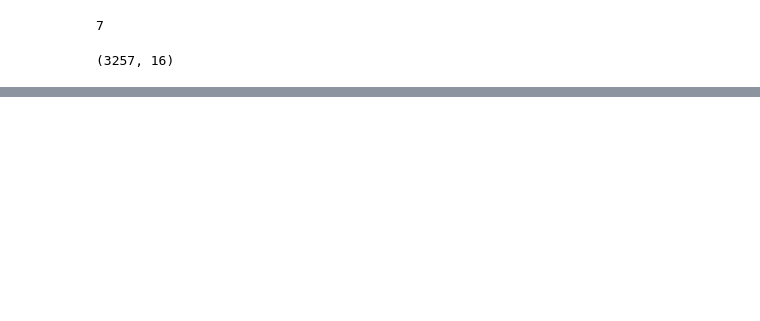
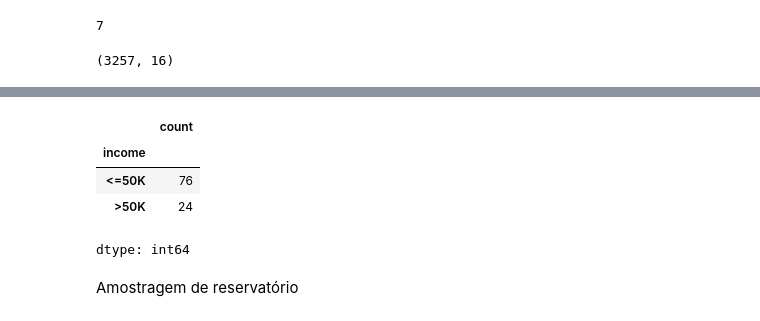
Before and after one commit to marcelaAn/Estatistica-para-DS-e-ML, a Jupyter notebook: Amostragem.ipynb, the cells around one changed output, grey strips where cells are left out. Cells and saved outputs as stored; diff of their text form; code cells hidden in the pictures; blank space fills up the shorter version.

```diff
--- a/Amostragem.ipynb
+++ b/Amostragem.ipynb
@@ -190,0 +289,10 @@ df_agrupamento.shape
+# %%
+df_y.income.value_counts()
+# %% [output]
+|  | count |
+| income |  |
+| <=50K | 76 |
+| >50K | 24 |
+dtype: int64
+# %% [markdown]
+Amostragem de reservatório
```
Also changed, not shown: parts of 16 cells of this notebook.
